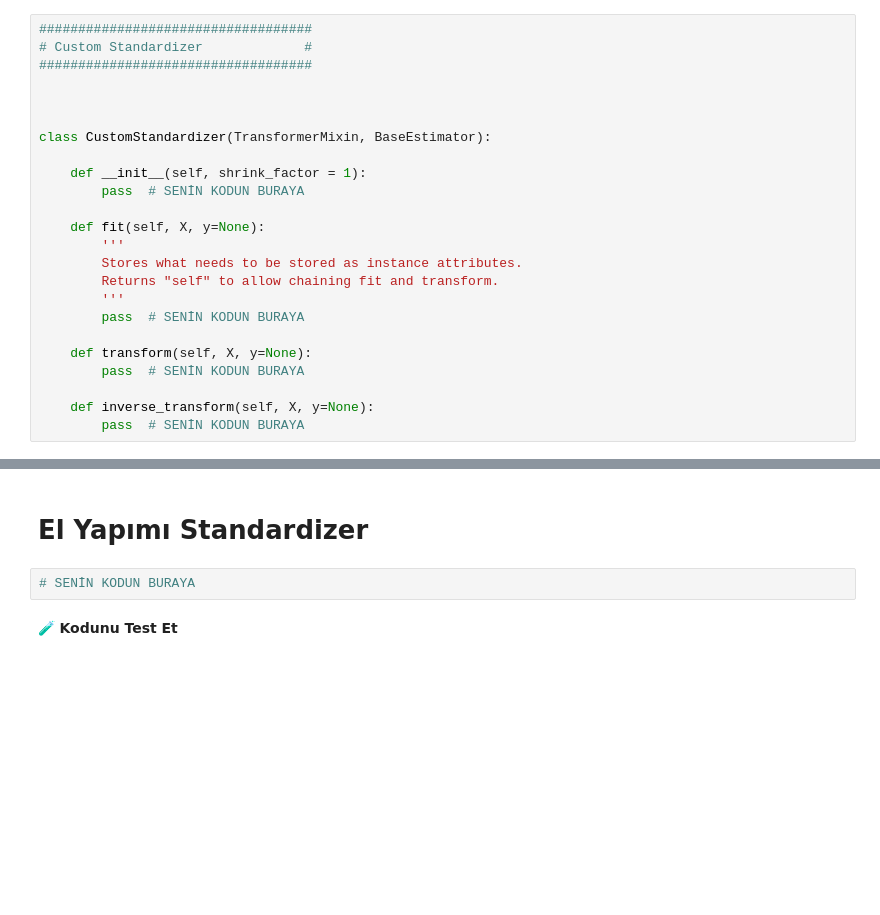
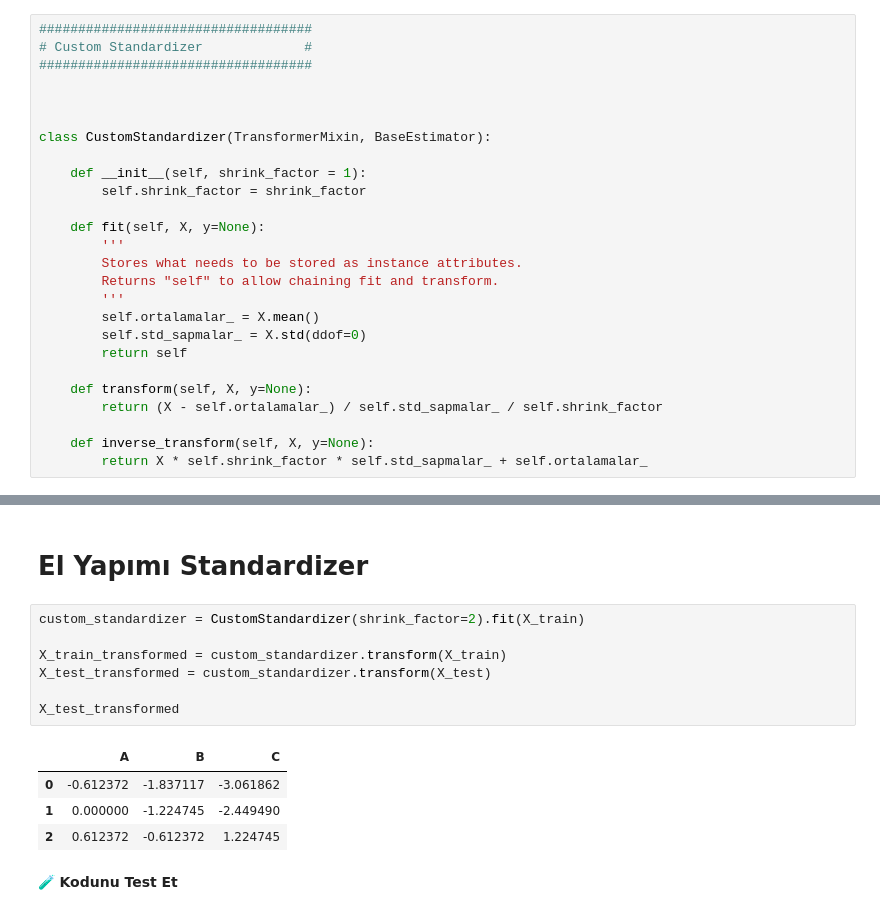
Before and after one commit to icedemirkaano/S17D1-S-Data-hand-made-standardizer, a Jupyter notebook: 05-Hand-Made-Standardizer.ipynb, the cells around one changed output, grey strips where cells are left out. Cells and saved outputs as stored; diff of their text form; blank space fills up the shorter version.

```diff
--- a/05-Hand-Made-Standardizer.ipynb
+++ b/05-Hand-Made-Standardizer.ipynb
@@ -273,20 +303,22 @@ assert np.allclose(X_test_inverse_transformed, X_test)
 class CustomStandardizer(TransformerMixin, BaseEstimator):
 
     def __init__(self, shrink_factor = 1):
-        pass  # SENİN KODUN BURAYA
+        self.shrink_factor = shrink_factor
 
     def fit(self, X, y=None):
         '''
         Stores what needs to be stored as instance attributes.
         Returns "self" to allow chaining fit and transform.
         '''
-        pass  # SENİN KODUN BURAYA
+        self.ortalamalar_ = X.mean()
+        self.std_sapmalar_ = X.std(ddof=0)
+        return self
 
     def transform(self, X, y=None):
-        pass  # SENİN KODUN BURAYA
+        return (X - self.ortalamalar_) / self.std_sapmalar_ / self.shrink_factor
 
     def inverse_transform(self, X, y=None):
-        pass  # SENİN KODUN BURAYA
+        return X * self.shrink_factor * self.std_sapmalar_ + self.ortalamalar_
 # %% [markdown]
 🧪 **Yeni `CustomStandardizer` özel transformer’ınızı test edin** (`shrink_factor = 2` ile):
 
@@ -295,8 +327,18 @@ class CustomStandardizer(TransformerMixin, BaseEstimator):
 - Dönüştürülmüş DataFrame’leri `X_train_transformed` ve `X_test_transformed` değişkenlerinde saklayın
 # %% [markdown]
 # El Yapımı Standardizer
-# %%
-# SENİN KODUN BURAYA
+# %%
+custom_standardizer = CustomStandardizer(shrink_factor=2).fit(X_train)
+
+X_train_transformed = custom_standardizer.transform(X_train)
+X_test_transformed = custom_standardizer.transform(X_test)
+
+X_test_transformed
+# %% [output]
+|  | A | B | C |
+| 0 | -0.612372 | -1.837117 | -3.061862 |
+| 1 | 0.000000 | -1.224745 | -2.449490 |
+| 2 | 0.612372 | -0.612372 | 1.224745 |
 # %% [markdown]
 🧪 **Kodunu Test Et**
 # %%
```
Also changed, not shown: parts of 4 cells of this notebook, 1 other file.
